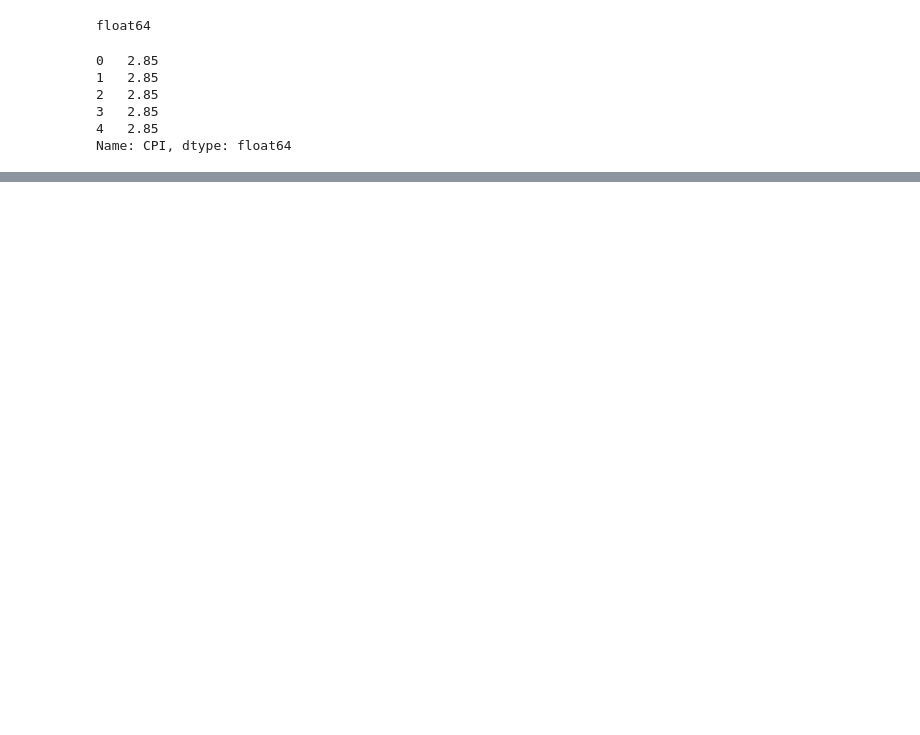
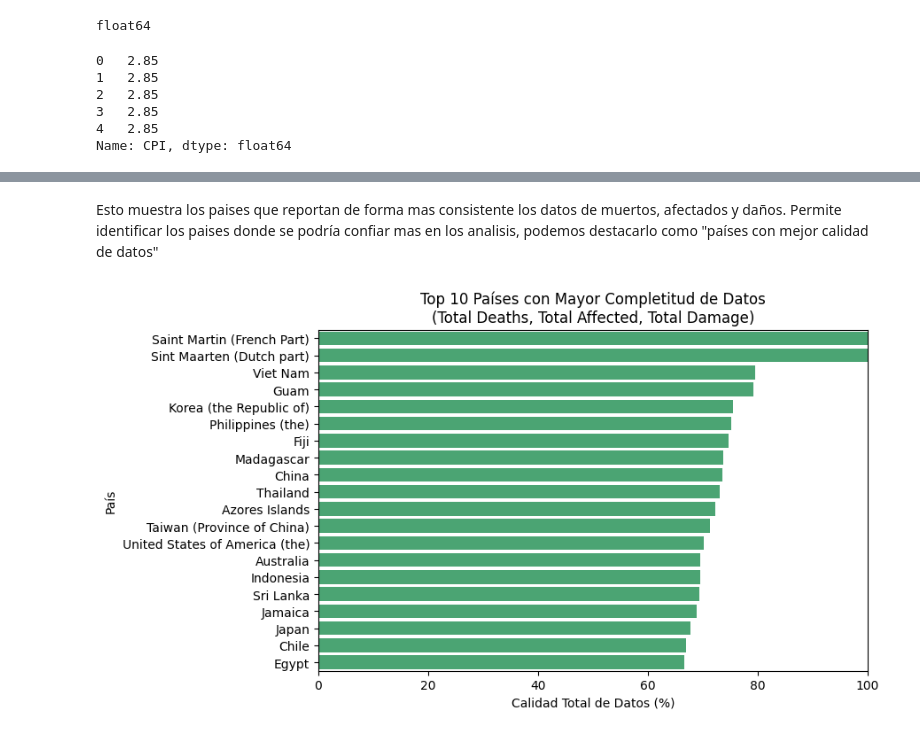
Before and after one commit to CristinaMSF/Cris-Isa, a Jupyter notebook: limpieza.ipynb, the cells around one changed output, grey strips where cells are left out. Drawn from its saved outputs; the diff is of its cells as text; code cells hidden in the pictures; blank space fills up the shorter version.

```diff
--- a/limpieza.ipynb
+++ b/limpieza.ipynb
@@ -1028,0 +1031,23 @@ df.to_csv("EmergencyEvents_limpio.csv", index=False)
+# %%
+
+# Creamos columnas que indican si hay dato (1) o está nulo (0)
+df['has_deaths'] = df['Total Deaths'].notna().astype(int)
+df['has_affected'] = df['Total Affected'].notna().astype(int)
+df['has_damage'] = df['Total Damage (USD, adjusted)'].notna().astype(int)
+# %%
+# Calculamos el % de eventos con datos completos por pais
+
+# Agrupamos por país y calculamos el % de eventos que tienen datos en cada indicador
+completo_por_pais = df.groupby('Country')[['has_deaths', 'has_affected', 'has_damage']].mean() * 100
+
+# Añadimos también el número total de eventos por país
+completo_por_pais['Total Eventos'] = df['Country'].value_counts()
+
+# Creamos una columna con la media de los % (puntuación de completitud general)
+completo_por_pais['Calidad Total (%)'] = completo_por_pais[['has_deaths', 'has_affected', 'has_damage']].mean(axis=1)
+
+# Ordenamos por la calidad total y luego por número de eventos
+completo_por_pais = completo_por_pais.sort_values(by=['Calidad Total (%)', 'Total Eventos'], ascending=[False, False])
+
+# Mostramos los países con mayor calidad de dato
+completo_por_pais.head(20)
@@ -1028,0 +1073,17 @@ df.to_csv("EmergencyEvents_limpio.csv", index=False)
+# %% [markdown]
+Esto muestra los paises que reportan de forma mas consistente los datos de muertos, afectados y daños.
+Permite identificar los paises donde se podría confiar mas en los analisis, podemos destacarlo como "países con mejor calidad de datos"
+# %%
+
+# Seleccionamos los 10 países con mejor calidad total
+top_paises = completo_por_pais.head(20).reset_index()
+
+# Creamos la gráfica
+plt.figure(figsize=(8, 5))
+sns.barplot(data=top_paises, y='Country', x='Calidad Total (%)', color='mediumseagreen')
+plt.xlabel('Calidad Total de Datos (%)')
+plt.ylabel('País')
+plt.title('Top 10 Países con Mayor Completitud de Datos\n(Total Deaths, Total Affected, Total Damage)')
+plt.xlim(0, 100);
+# %% [output]
+[figure, added]
```
Also changed, not shown: parts of 16 cells of this notebook, 1 other file.
